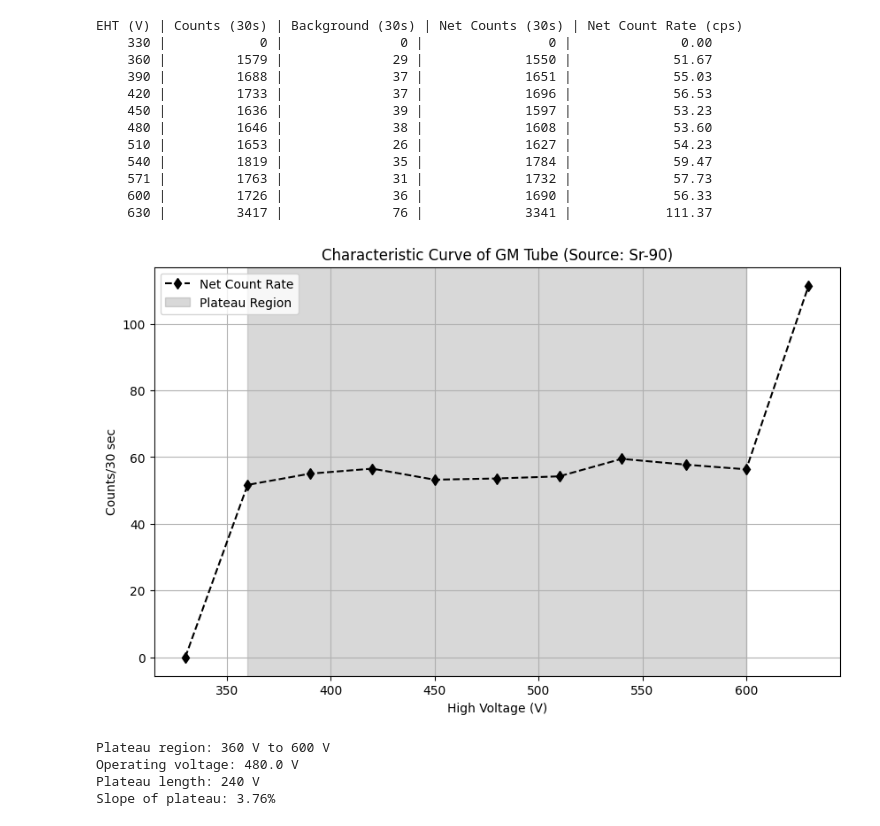
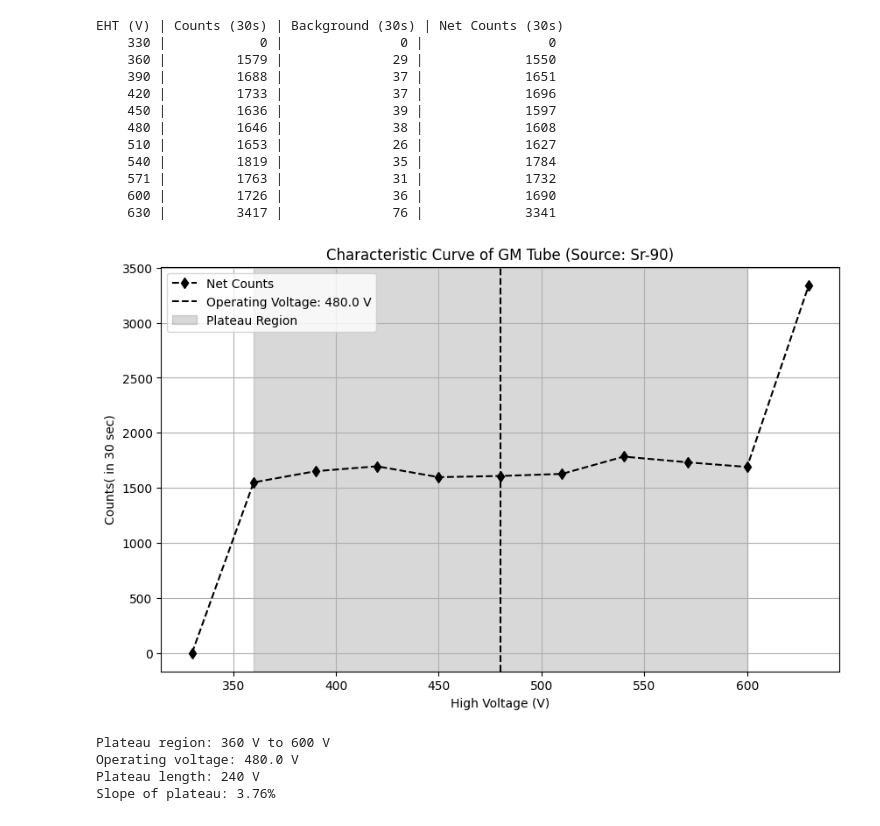
Before and after one commit to Anuj-Arya1/Nuclear-and-Solid-State-physics-Lab, a Jupyter notebook: Nuclear_Physics_lab/GM1_2.ipynb, the cells around one changed output. Saved outputs shown, nothing was run; the diff lists cells and outputs as text; code cells hidden in the pictures.

```diff
--- a/Nuclear_Physics_lab/GM1_2.ipynb
+++ b/Nuclear_Physics_lab/GM1_2.ipynb
@@ -324,51 +323,51 @@ Mean Value | Variance | Standard Deviation
 # %%
 # GM-2 Analysis
 #  Characteristic curve of GM tube (determine plateau region and operating voltage)
 EHT = np.array([330,360,390,420,450,480,510,540,571,600,630])  # High voltage in volts
 Counts = np.array([0,1579,1688,1733,1636,1646,1653,1819,1763,1726,3417])  # in 30 sec
 Background = np.array([0,29,37,37,39,38,26,35,31,36,76])  # Background count in 30 sec
 Net_Counts = Counts - Background  # in 30 sec
-Net_count_rate = Net_Counts / 30  # in counts per second
 
 V1,V2 = 360, 600  # Plateau region voltage range
 plateau_length = V2 - V1
 V_op = (V1 + V2) / 2  # Operating voltage
 Slope_plateau = ((1690 -1550)/1550)*(100/(600-360))*100  # in percentage
 # Table of values
-print("EHT (V) | Counts (30s) | Background (30s) | Net Counts (30s) | Net Count Rate (cps)")
+print("EHT (V) | Counts (30s) | Background (30s) | Net Counts (30s)")
 for i in range(len(EHT)):
-    print(f"{EHT[i]:7} | {Counts[i]:12} | {Background[i]:15} | {Net_Counts[i]:16} | {Net_count_rate[i]:17.2f}")
+    print(f"{EHT[i]:7} | {Counts[i]:12} | {Background[i]:15} | {Net_Counts[i]:16} ")
 
 # Plotting the characteristic curve
 plt.figure(figsize=(10, 6))
-plt.plot(EHT, Net_count_rate, marker='d', linestyle='--', color='black', label='Net Count Rate')
+plt.plot(EHT, Net_Counts, marker='d', linestyle='--', color='black', label='Net Counts')
+plt.axvline(V_op, color='black', linestyle='--', label=f'Operating Voltage: {V_op:.1f} V')
 plt.title('Characteristic Curve of GM Tube (Source: Sr-90)')
 plt.xlabel('High Voltage (V)')
-plt.ylabel('Counts/30 sec')
+plt.ylabel('Counts( in 30 sec)')
 plt.axvspan(V1, V2, alpha=0.3, color='grey', label='Plateau Region')
 plt.grid()
 plt.legend()
 plt.show()
 
 # Summary of results
 print(f"Plateau region: {V1} V to {V2} V")
 print(f"Operating voltage: {V_op} V")
 print(f"Plateau length: {plateau_length} V")
 print(f"Slope of plateau: {Slope_plateau:.2f}%")
 # %% [output]
-EHT (V) | Counts (30s) | Background (30s) | Net Counts (30s) | Net Count Rate (cps)
-    330 |            0 |               0 |                0 |              0.00
-    360 |         1579 |              29 |             1550 |             51.67
-    390 |         1688 |              37 |             1651 |             55.03
-    420 |         1733 |              37 |             1696 |             56.53
-    450 |         1636 |              39 |             1597 |             53.23
-    480 |         1646 |              38 |             1608 |             53.60
-    510 |         1653 |              26 |             1627 |             54.23
-    540 |         1819 |              35 |             1784 |             59.47
-    571 |         1763 |              31 |             1732 |             57.73
-    600 |         1726 |              36 |             1690 |             56.33
-    630 |         3417 |              76 |             3341 |            111.37
+EHT (V) | Counts (30s) | Background (30s) | Net Counts (30s)
+    330 |            0 |               0 |                0
+    360 |         1579 |              29 |             1550
+    390 |         1688 |              37 |             1651
+    420 |         1733 |              37 |             1696
+    450 |         1636 |              39 |             1597
+    480 |         1646 |              38 |             1608
+    510 |         1653 |              26 |             1627
+    540 |         1819 |              35 |             1784
+    571 |         1763 |              31 |             1732
+    600 |         1726 |              36 |             1690
+    630 |         3417 |              76 |             3341
-[figure, old version]
+[figure, new version]
 Plateau region: 360 V to 600 V
 Operating voltage: 480.0 V
 Plateau length: 240 V
```
Also changed, not shown: parts of 6 cells of this notebook.
